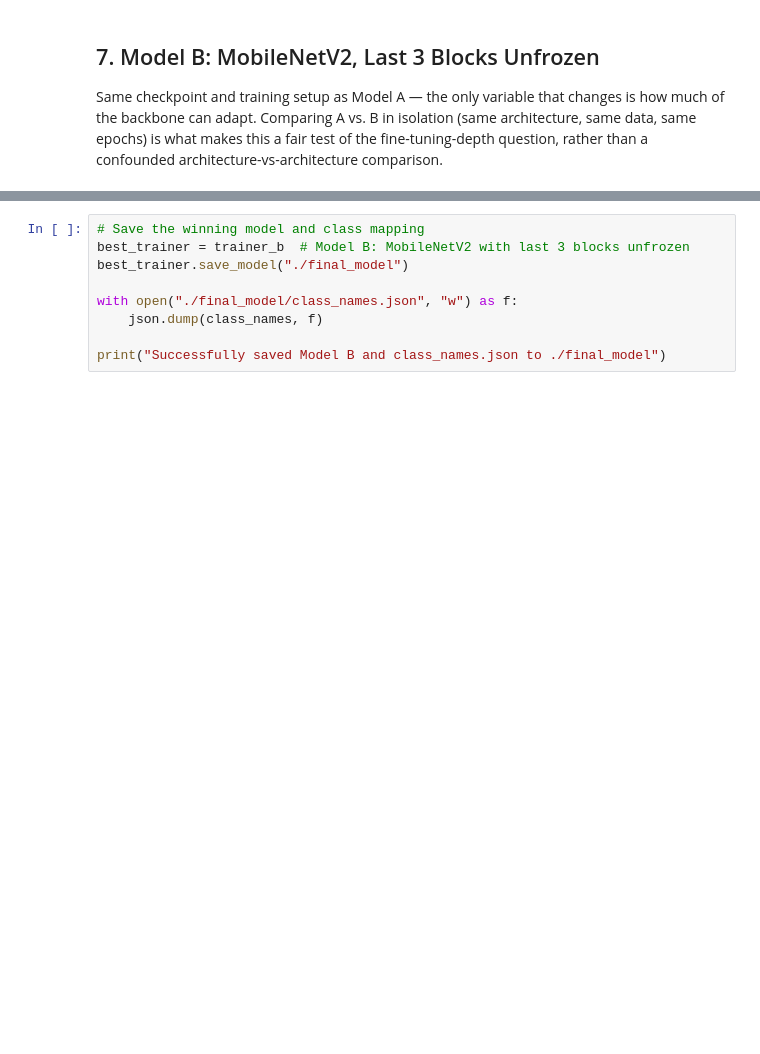
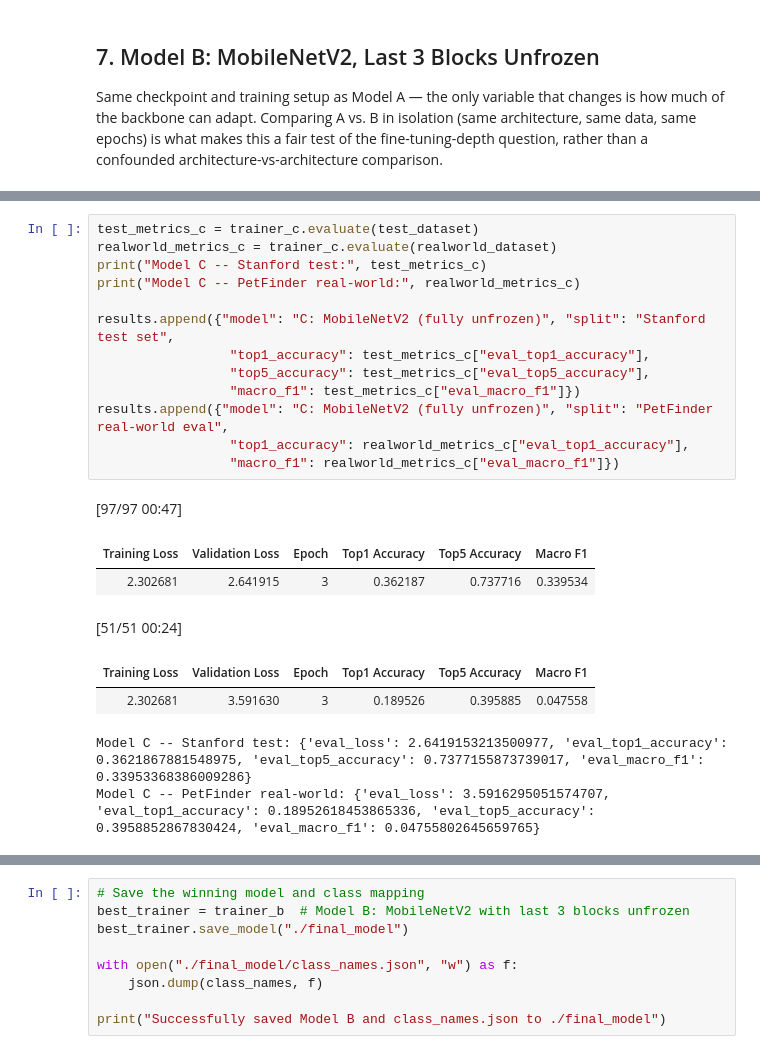
Before and after one commit to aroseman89/Automated-Dog-Breed-Identification-from-Shelter-Photos, a Jupyter notebook: 05_modeling.ipynb, the cells around one changed output, grey strips where cells are left out. Drawn from its saved outputs; the diff is of its cells as text; blank space fills up the shorter version.

```diff
--- a/05_modeling.ipynb
+++ b/05_modeling.ipynb
@@ -299 +348,23 @@ Model B -- PetFinder real-world: {'eval_loss': 3.6971888542175293, 'eval_top1_ac
+# %%
+test_metrics_c = trainer_c.evaluate(test_dataset)
+realworld_metrics_c = trainer_c.evaluate(realworld_dataset)
+print("Model C -- Stanford test:", test_metrics_c)
+print("Model C -- PetFinder real-world:", realworld_metrics_c)
+
+results.append({"model": "C: MobileNetV2 (fully unfrozen)", "split": "Stanford test set",
+                 "top1_accuracy": test_metrics_c["eval_top1_accuracy"],
+                 "top5_accuracy": test_metrics_c["eval_top5_accuracy"],
+                 "macro_f1": test_metrics_c["eval_macro_f1"]})
+results.append({"model": "C: MobileNetV2 (fully unfrozen)", "split": "PetFinder real-world eval",
+                 "top1_accuracy": realworld_metrics_c["eval_top1_accuracy"],
+                 "macro_f1": realworld_metrics_c["eval_macro_f1"]})
+# %% [output]
+[97/97 00:47]
+| Training Loss | Validation Loss | Epoch | Top1 Accuracy | Top5 Accuracy | Macro F1 |
+| 2.302681 | 2.641915 | 3 | 0.362187 | 0.737716 | 0.339534 |
+[51/51 00:24]
+| Training Loss | Validation Loss | Epoch | Top1 Accuracy | Top5 Accuracy | Macro F1 |
+| 2.302681 | 3.591630 | 3 | 0.189526 | 0.395885 | 0.047558 |
+Model C -- Stanford test: {'eval_loss': 2.6419153213500977, 'eval_top1_accuracy': 0.3621867881548975, 'eval_top5_accuracy': 0.7377155873739017, 'eval_macro_f1': 0.33953368386009286}
+Model C -- PetFinder real-world: {'eval_loss': 3.5916295051574707, 'eval_top1_accuracy': 0.18952618453865336, 'eval_top5_accuracy': 0.3958852867830424, 'eval_macro_f1': 0.04755802645659765}
 # %% [markdown]
```
Also changed, not shown: parts of 9 cells of this notebook, 36 other files.
